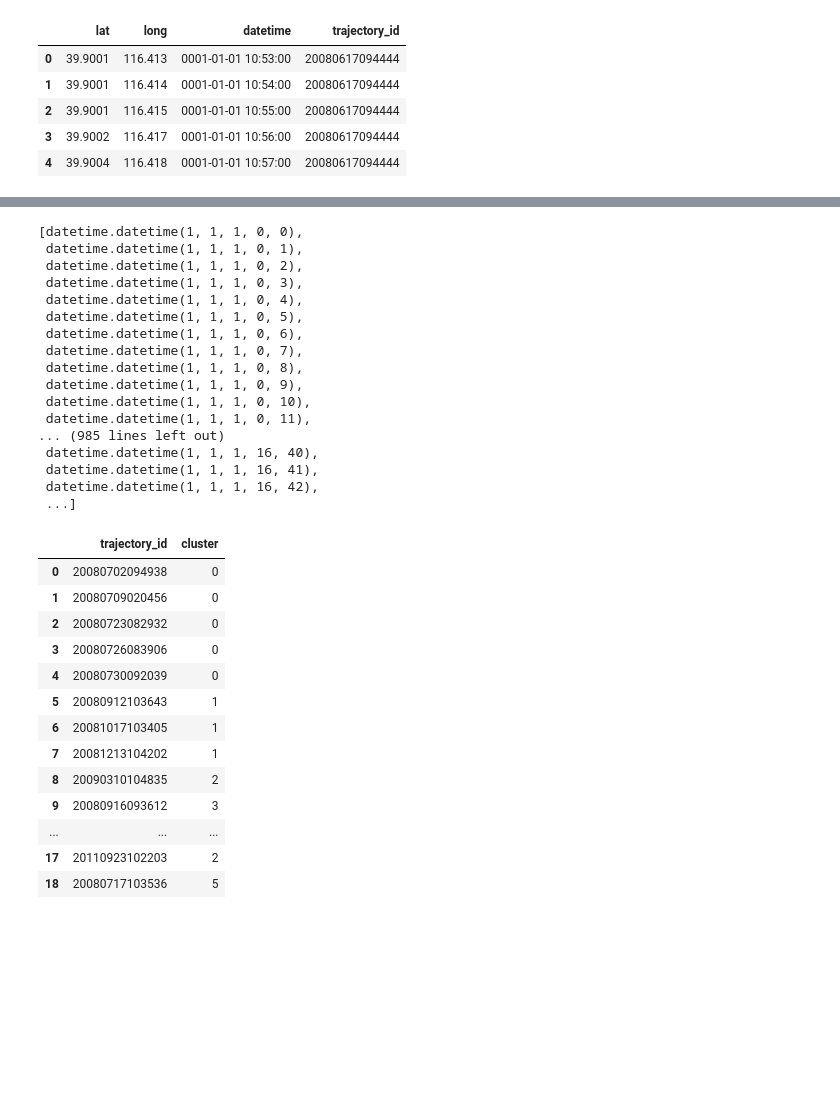
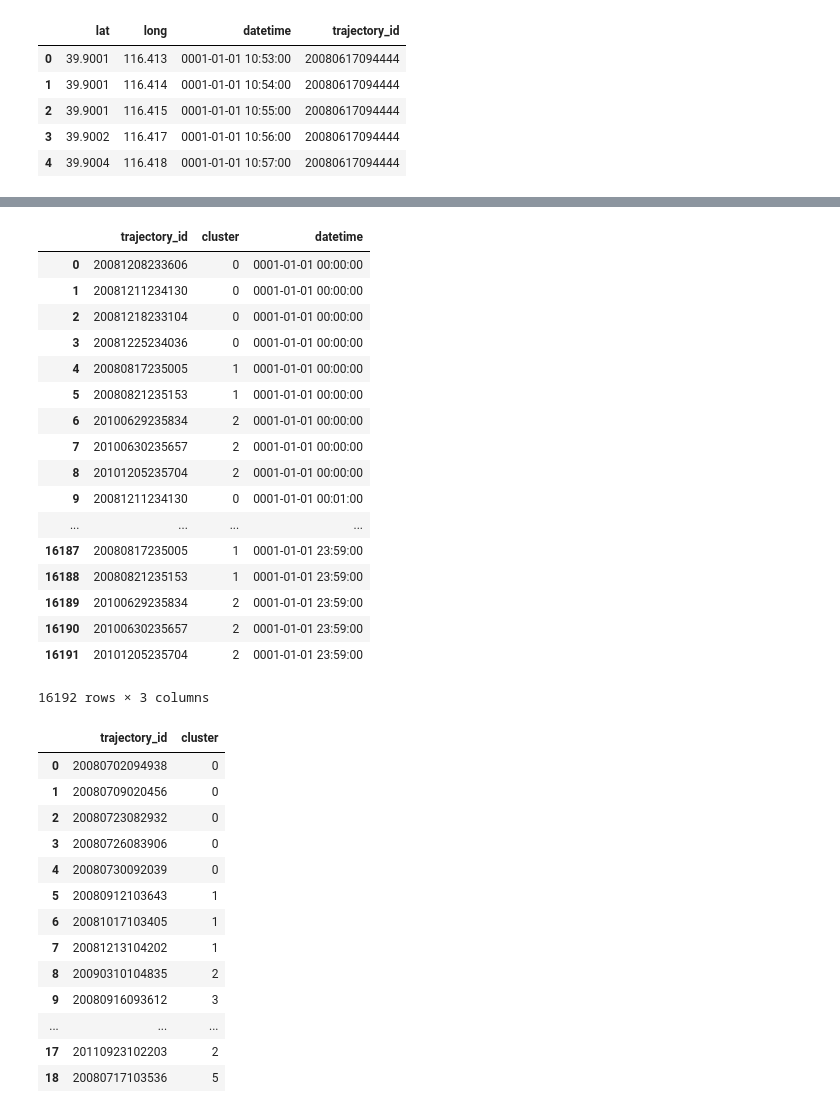
Before and after one commit to GNroy/Innopolis.MSDS.AlexanderLaptev.Thesis, a Jupyter notebook: examples/Snapshots.ipynb, the cells around one changed output, grey strips where cells are left out. Drawn from its saved outputs; the diff is of its cells as text; code cells hidden in the pictures; blank space fills up the shorter version.

```diff
--- a/examples/Snapshots.ipynb
+++ b/examples/Snapshots.ipynb
@@ -119,19 +119,18 @@ df_compressed.head()
 # %%
 # perform clusterization for every unique timestamp
 def get_timestamps(df, verbose=False):
-    ts = {}
+    list_df = []
     db = DBSCAN(eps=0.001, min_samples=2)
     for s_dt in sorted(df['datetime'].unique()):
-        time_set = df[['lat', 'long', 'trajectory_id']].loc[df['datetime']==s_dt]
+        time_set = df.loc[df['datetime']==s_dt]
         db.fit(time_set[['lat', 'long']])
         n_clusters_ = len(set(db.labels_)) - (1 if -1 in db.labels_ else 0)
         if n_clusters_ > 0:
             time_set['cluster'] = pd.Series(db.labels_, index=time_set.index)
             time_set = time_set.loc[time_set['cluster']>=0]
-            time_set.reset_index(drop=True, inplace=True)
-            ts[s_dt] = time_set[['trajectory_id', 'cluster']]
+            list_df += [time_set[['trajectory_id', 'cluster', 'datetime']]]
         if verbose:
             print('Time: ' + str(s_dt) + '\nEstimated number of clusters: %d\n' % n_clusters_)
-    return ts
+    return pd.concat(list_df, ignore_index=True)
 
-timestamp_df = get_timestamps(df_compressed)
+timestamp_df = get_timestamps(df_compressed, verbose=True)
@@ -138,23 +290,24 @@ timestamp_df = get_timestamps(df_compressed)
-# %%
-[i for i in timestamp_df.keys()]
-# %% [output]
-[datetime.datetime(1, 1, 1, 0, 0),
- datetime.datetime(1, 1, 1, 0, 1),
- datetime.datetime(1, 1, 1, 0, 2),
- datetime.datetime(1, 1, 1, 0, 3),
- datetime.datetime(1, 1, 1, 0, 4),
- datetime.datetime(1, 1, 1, 0, 5),
- datetime.datetime(1, 1, 1, 0, 6),
- datetime.datetime(1, 1, 1, 0, 7),
- datetime.datetime(1, 1, 1, 0, 8),
- datetime.datetime(1, 1, 1, 0, 9),
- datetime.datetime(1, 1, 1, 0, 10),
- datetime.datetime(1, 1, 1, 0, 11),
-... (985 lines left out)
- datetime.datetime(1, 1, 1, 16, 40),
- datetime.datetime(1, 1, 1, 16, 41),
- datetime.datetime(1, 1, 1, 16, 42),
- ...]
+# %%
+timestamp_df
+# %% [output]
+|  | trajectory_id | cluster | datetime |
+| 0 | 20081208233606 | 0 | 0001-01-01 00:00:00 |
+| 1 | 20081211234130 | 0 | 0001-01-01 00:00:00 |
+| 2 | 20081218233104 | 0 | 0001-01-01 00:00:00 |
+| 3 | 20081225234036 | 0 | 0001-01-01 00:00:00 |
+| 4 | 20080817235005 | 1 | 0001-01-01 00:00:00 |
+| 5 | 20080821235153 | 1 | 0001-01-01 00:00:00 |
+| 6 | 20100629235834 | 2 | 0001-01-01 00:00:00 |
+| 7 | 20100630235657 | 2 | 0001-01-01 00:00:00 |
+| 8 | 20101205235704 | 2 | 0001-01-01 00:00:00 |
+| 9 | 20081211234130 | 0 | 0001-01-01 00:01:00 |
+| ... | ... | ... | ... |
+| 16187 | 20080817235005 | 1 | 0001-01-01 23:59:00 |
+| 16188 | 20080821235153 | 1 | 0001-01-01 23:59:00 |
+| 16189 | 20100629235834 | 2 | 0001-01-01 23:59:00 |
+| 16190 | 20100630235657 | 2 | 0001-01-01 23:59:00 |
+| 16191 | 20101205235704 | 2 | 0001-01-01 23:59:00 |
+16192 rows × 3 columns
 # %%
 timestamp_df[df_compressed['datetime'].unique()[0]]
 # %% [output]
```
Also changed, not shown: parts of 1 cell of this notebook, 3 other files.
